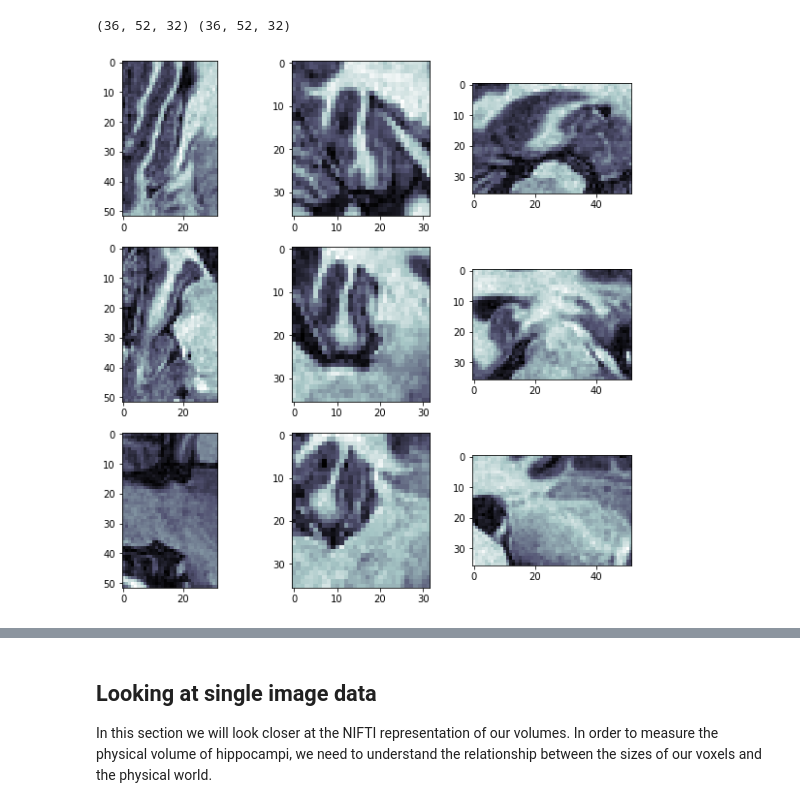
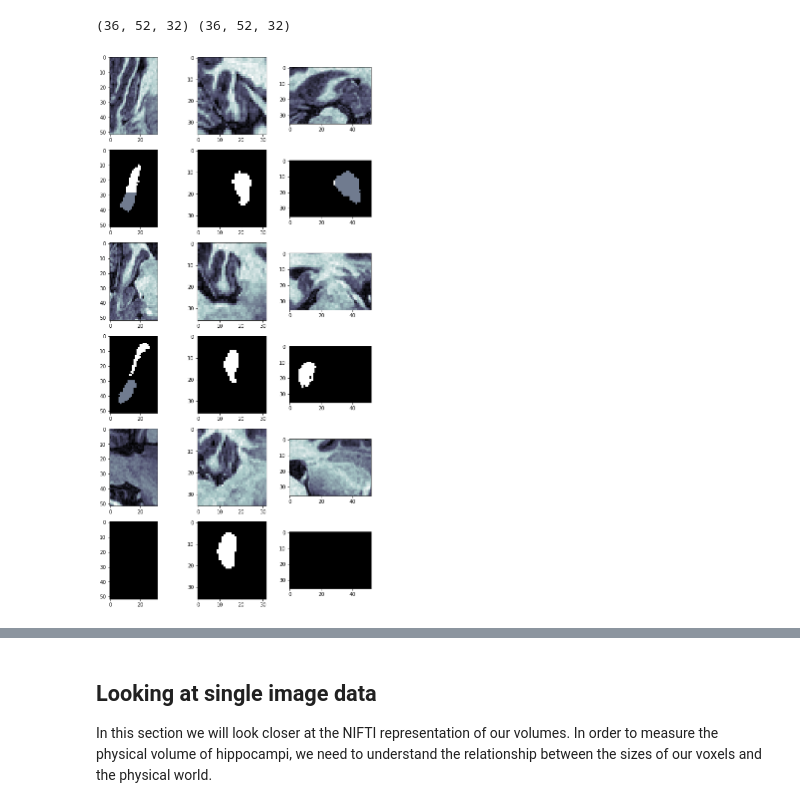
Before and after one commit to jintolonappan/udacity_hippocampal, a Jupyter notebook: Final Project EDA.ipynb, the cells around one changed output, grey strips where cells are left out. Cells and saved outputs as stored; diff of their text form; code cells hidden in the pictures.

```diff
--- a/Final Project EDA.ipynb
+++ b/Final Project EDA.ipynb
@@ -23,8 +26,9 @@ Note that our dataset is "dirty". There are a few images and labels that are not
 # TASK: Your data sits in directory /data/TrainingSet.
 # Load an image and a segmentation mask into variables called image and label
 
-images = '/data/TrainingSet/images/'
-labels = '/data/TrainingSet/labels/'
+# trainset = 'C:\\Users\\jinto\\code\\machlearn\\udacity\\healthcareai\\udacity_hippocampal\data\TrainingSet\'
+images = 'data/TrainingSet/images/'
+labels = 'data/TrainingSet/labels/'
 
 filename = 'hippocampus_394.nii.gz'
 image = nib.load(images + filename)
@@ -36,33 +40,39 @@ print(image.shape, label.shape)
 # %%
 # Nibabel can present your image data as a Numpy array by calling the method get_fdata()
 # The array will contain a multi-dimensional Numpy array with numerical values representing voxel intensities.
 # In our case, images and labels are 3-dimensional, so get_fdata will return a 3-dimensional array. You can verify this
 # by accessing the .shape attribute. What are the dimensions of the input arrays?
 
 # TASK: using matplotlib, visualize a few slices from the dataset, along with their labels.
 # You can adjust plot sizes like so if you find them too small:
 # plt.rcParams["figure.figsize"] = (10,10)
 
-fig = plt.figure(figsize=(10,10))
+fig = plt.figure(figsize=(10,20))
 
 slices = [10, 20, 30]
 
-rows = len(slices)
+rows = len(slices) * 2
 cols = 3
 indx = 1
 
 for slc in slices:
     plt.subplot(rows, cols, indx)
     plt.imshow(image.get_fdata()[slc, :, :], cmap='bone')
     plt.subplot(rows, cols, indx+1)
     plt.imshow(image.get_fdata()[:, slc, :], cmap='bone')
     plt.subplot(rows, cols, indx+2)
     plt.imshow(image.get_fdata()[:, :, slc], cmap='bone')
-    indx += 3
+    plt.subplot(rows, cols, indx+3)
+    plt.imshow(label.get_fdata()[slc, :, :], cmap='bone')
+    plt.subplot(rows, cols, indx+4)
+    plt.imshow(label.get_fdata()[:, slc, :], cmap='bone')
+    plt.subplot(rows, cols, indx+5)
+    plt.imshow(label.get_fdata()[:, :, slc], cmap='bone')
+    indx += 6
 
 plt.show()
 # %% [output]
-[figure, old version]
+[figure, new version]
 # %% [markdown]
 Load volume into 3D Slicer to validate that your visualization is correct and get a feel for the shape of structures.Try to get a visualization like the one below (hint: while Slicer documentation is not particularly great, there are plenty of YouTube videos available! Just look it up on YouTube if you are not sure how to do something)
 
```
Also changed, not shown: parts of 8 cells of this notebook, 1 other file.
